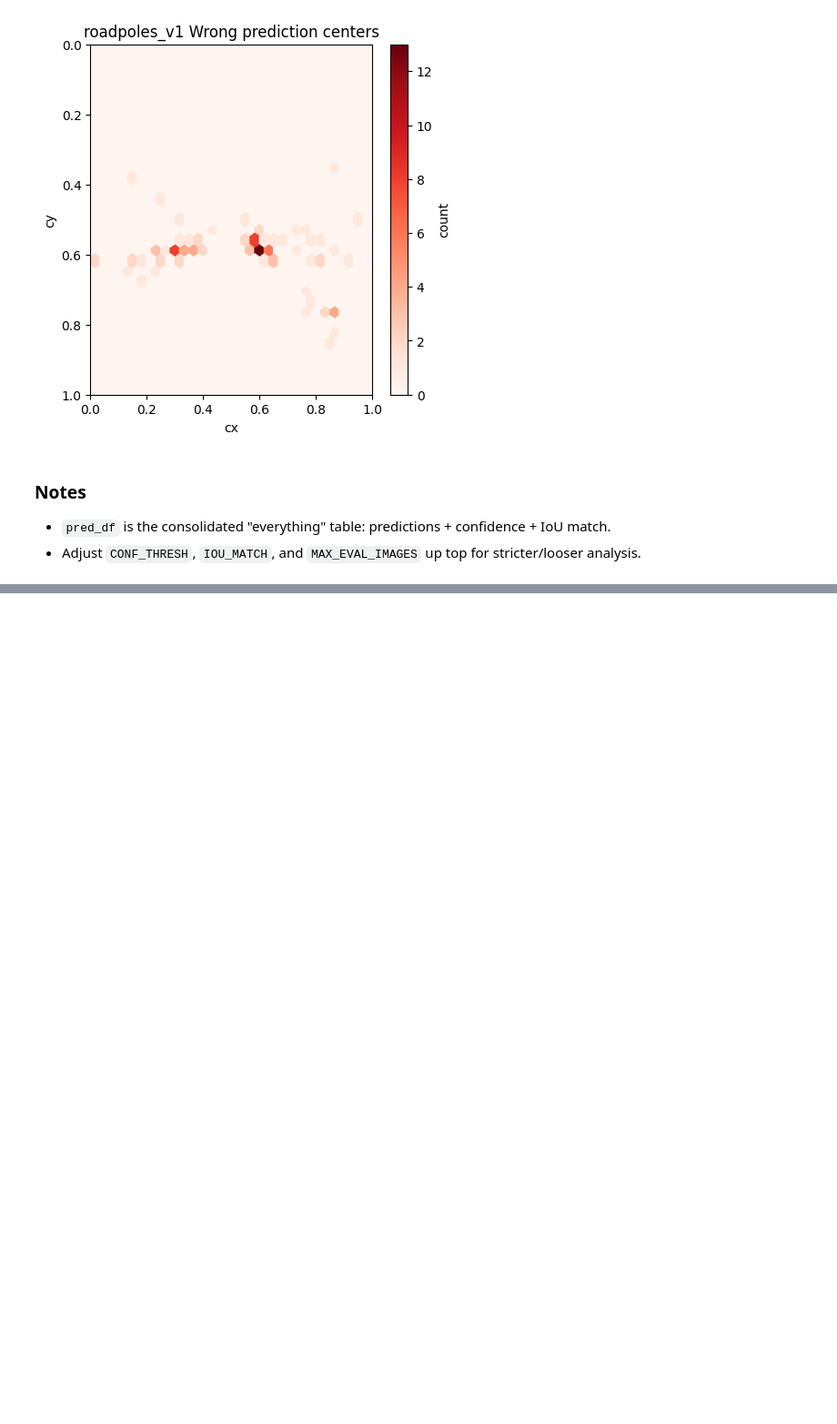
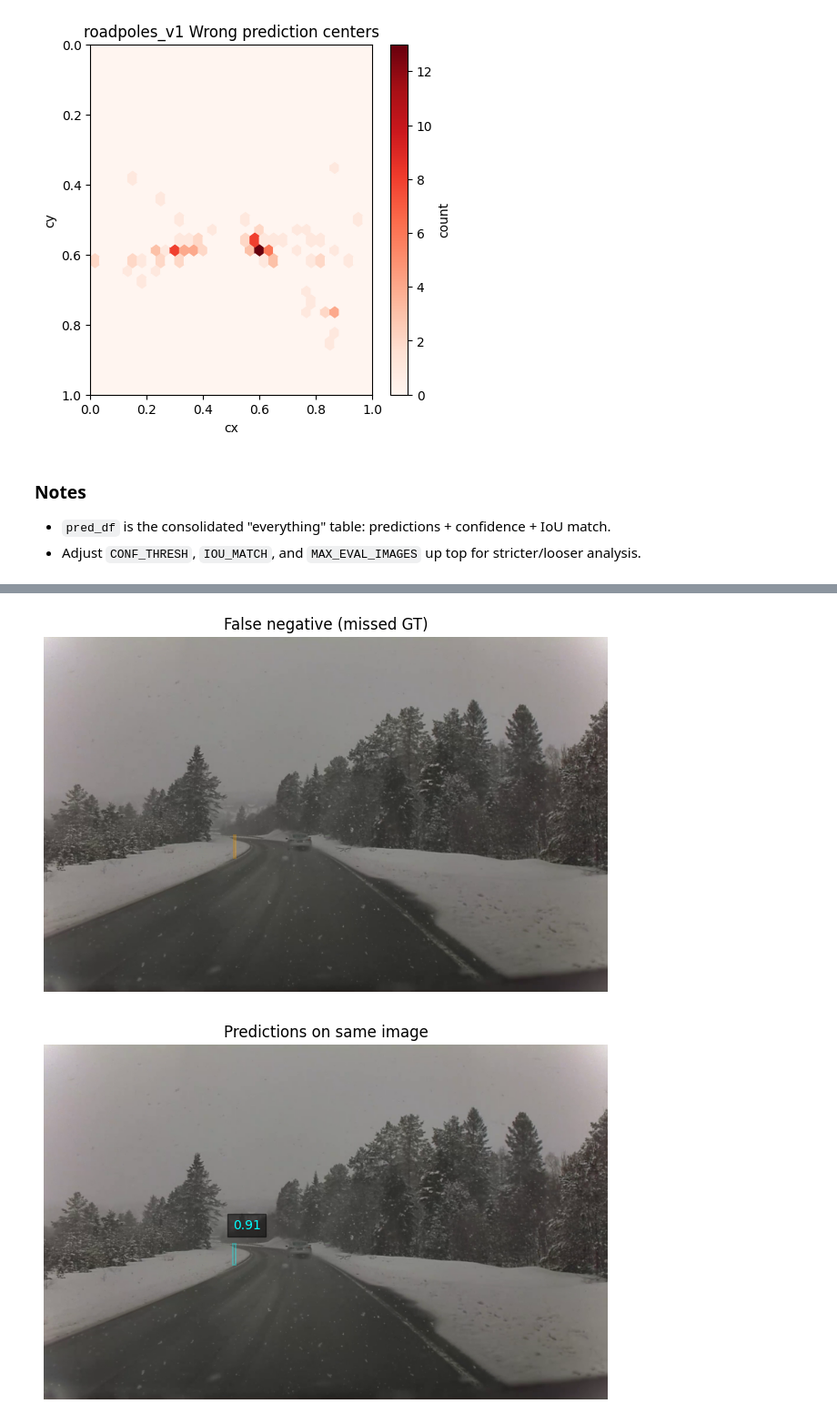
Before and after one commit to HesteBjorn/TDT17-snow-pole-detection, a Jupyter notebook: notebooks/models_exploration.ipynb, the cells around one changed output, grey strips where cells are left out. Shown at 91% size. Drawn from its saved outputs; the diff is of its cells as text; code cells hidden in the pictures; blank space fills up the shorter version.

Commit message:
add: visualize false negative missed sample

```diff
--- a/notebooks/models_exploration.ipynb
+++ b/notebooks/models_exploration.ipynb
@@ -464,8 +463,8 @@ if not tp_row.empty:
 if not fp_row.empty:
     draw_box(fp_row.iloc[0], 'False positive example', 'red')
 
-for i in range(10):
-    draw_box(pred_df[pred_df['hit'] == False].iloc[i], 'False positive example', 'red')
+# for i in range(10):
+#     draw_box(pred_df[pred_df['hit'] == False].iloc[i], 'False positive example', 'red')
 # %% [output]
 [figure]
 [figure]
@@ -507,0 +552,40 @@ plot_center_heatmap(pred_df[pred_df["hit"] == False], "roadpoles_v1 Wrong predic
+# %%
+# Visualize a missed GT (false negative) if available
+if gt_miss_df.empty or (gt_miss_df['matched'] == False).sum() == 0:
+    print('No missed GT boxes to visualize.')
+else:
+    fn_row = gt_miss_df[gt_miss_df['matched'] == False].iloc[0]
+    img_path = fn_row['image_path']
+    img = plt.imread(img_path)
+    h, w = img.shape[:2]
+    cx = float(fn_row['cx']); cy = float(fn_row['cy']); bw = float(fn_row['w']); bh = float(fn_row['h'])
+    x1 = (cx - bw/2) * w
+    y1 = (cy - bh/2) * h
+    fig, ax = plt.subplots(figsize=(8,6))
+    ax.imshow(img)
+    rect = plt.Rectangle((x1, y1), bw * w, bh * h, fill=False, edgecolor='orange', linewidth=2, alpha=0.3)
+    ax.add_patch(rect)
+    ax.set_title('False negative (missed GT)')
+    ax.axis('off')
+    plt.show()
+
+    # Show predictions on the same image for context
+    preds = pred_df[pred_df['image_path'] == str(img_path)]
+    if preds.empty:
+        print('No predictions for this image.')
+    else:
+        fig, ax = plt.subplots(figsize=(8,6))
+        ax.imshow(img)
+        for _, prow in preds.iterrows():
+            px = float(prow['cx']); py = float(prow['cy']); pw = float(prow['w']); ph = float(prow['h'])
+            px1 = (px - pw/2) * w
+            py1 = (py - ph/2) * h
+            rect_p = plt.Rectangle((px1, py1), pw * w, ph * h, fill=False, edgecolor='cyan', linewidth=1.5, alpha=0.3)
+            ax.text(px1, py1-50, f"{prow['conf']:.2f}", color='cyan', bbox=dict(facecolor='black', alpha=0.5))
+            ax.add_patch(rect_p)
+        ax.set_title('Predictions on same image')
+        ax.axis('off')
+        plt.show()
+# %% [output]
+[figure, added]
+[figure, added]
```
Also changed, not shown: parts of 5 cells of this notebook.
